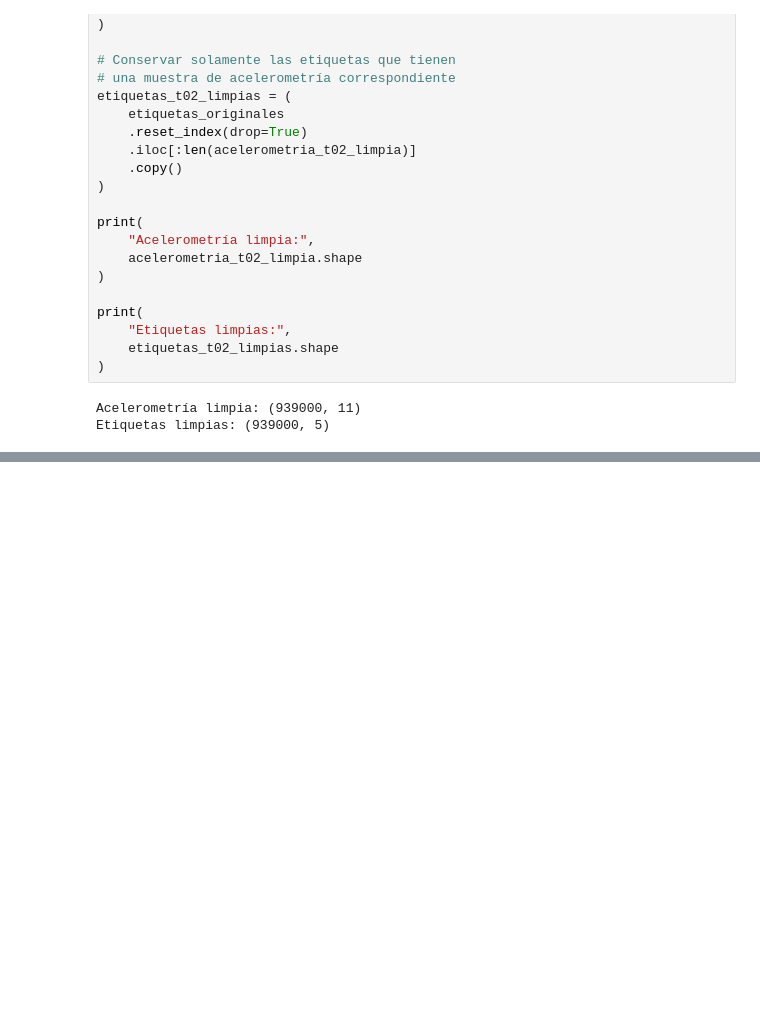
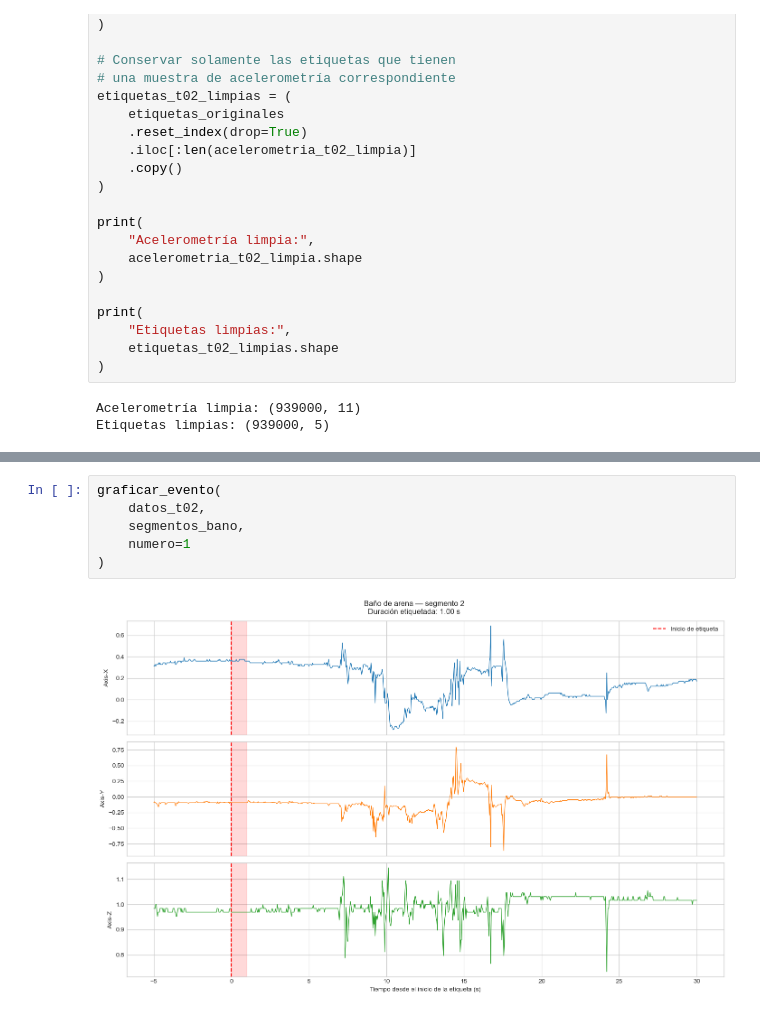
Before and after one commit to EloyMoyano/Bases_de_datos_codornices, a Jupyter notebook: notebooks/01_exploracion_T02.ipynb, the cells around one changed output, grey strips where cells are left out. Cells and saved outputs as stored; diff of their text form; blank space fills up the shorter version.

```diff
--- a/notebooks/01_exploracion_T02.ipynb
+++ b/notebooks/01_exploracion_T02.ipynb
@@ -315,0 +565,8 @@ Base T02: (939000, 16)
+# %%
+graficar_evento(
+    datos_t02,
+    segmentos_bano,
+    numero=1
+)
+# %% [output]
+[figure, added]
```
Also changed, not shown: parts of 8 cells of this notebook.
